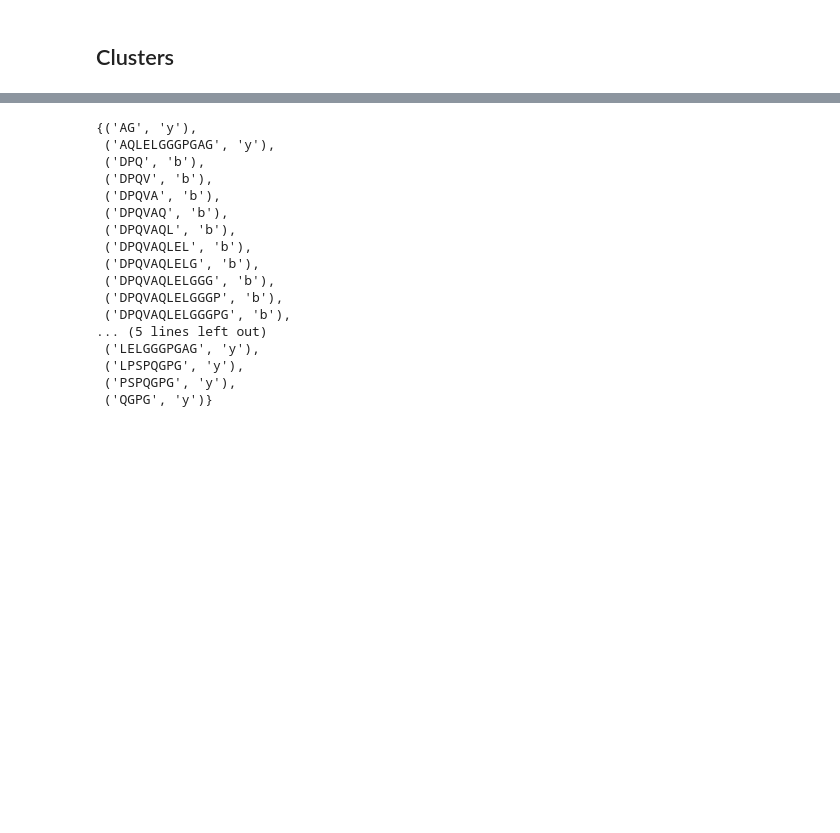
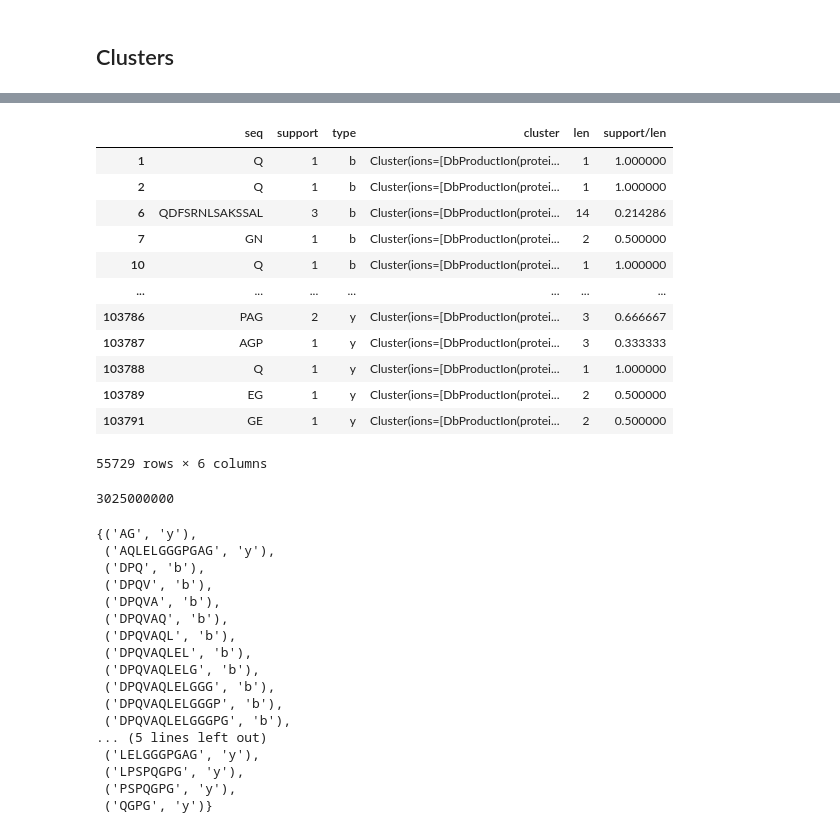
Before and after one commit to ryanlayerlab/hypedsearch, a Jupyter notebook: notebooks/experiment-development.ipynb, the cells around one changed output, grey strips where cells are left out. Drawn from its saved outputs; the diff is of its cells as text; code cells hidden in the pictures; blank space fills up the shorter version.

```diff
--- a/notebooks/experiment-development.ipynb
+++ b/notebooks/experiment-development.ipynb
@@ -181,0 +194,14 @@ KeyboardInterrupt:
+# %%
+import gzip
+import pickle
+
+
+# path = "results/test_minK=1_maxK=30.pkl"
+path = "results/Uniprot_mouse_uniqPeptides_minK=1_maxK=30.pkl"
+t0 = time()
+pis_in_db = decompress_and_unpickle(path)
+round(time() - t0, 2)
+
+
+# with gzip.open("your_file.pkl.gz", "rb") as f:
+    # data = pickle.load(f, fix_imports=True, encoding='latin1', buffers=[])
@@ -736,3 +819,23 @@ df.shape
+# %%
+df[df["support/len"]>0.2]
+# %% [output]
+|  | seq | support | type | cluster | len | support/len |
+| 1 | Q | 1 | b | Cluster(ions=[DbProductIon(protei... | 1 | 1.000000 |
+| 2 | Q | 1 | b | Cluster(ions=[DbProductIon(protei... | 1 | 1.000000 |
+| 6 | QDFSRNLSAKSSAL | 3 | b | Cluster(ions=[DbProductIon(protei... | 14 | 0.214286 |
+| 7 | GN | 1 | b | Cluster(ions=[DbProductIon(protei... | 2 | 0.500000 |
+| 10 | Q | 1 | b | Cluster(ions=[DbProductIon(protei... | 1 | 1.000000 |
+| ... | ... | ... | ... | ... | ... | ... |
+| 103786 | PAG | 2 | y | Cluster(ions=[DbProductIon(protei... | 3 | 0.666667 |
+| 103787 | AGP | 1 | y | Cluster(ions=[DbProductIon(protei... | 3 | 0.333333 |
+| 103788 | Q | 1 | y | Cluster(ions=[DbProductIon(protei... | 1 | 1.000000 |
+| 103789 | EG | 1 | y | Cluster(ions=[DbProductIon(protei... | 2 | 0.500000 |
+| 103791 | GE | 1 | y | Cluster(ions=[DbProductIon(protei... | 2 | 0.500000 |
+55729 rows × 6 columns
+# %%
+55000**2
+# %% [output]
+3025000000
 # %%
 bs = df[(df.type == "b") & (df.support > 6)].cluster.iloc[0].ions
 ys = df[(df.type == "y") & (df.support > 6)].cluster.iloc[0].ions
```
Also changed, not shown: parts of 55 cells of this notebook, 31 other files.
